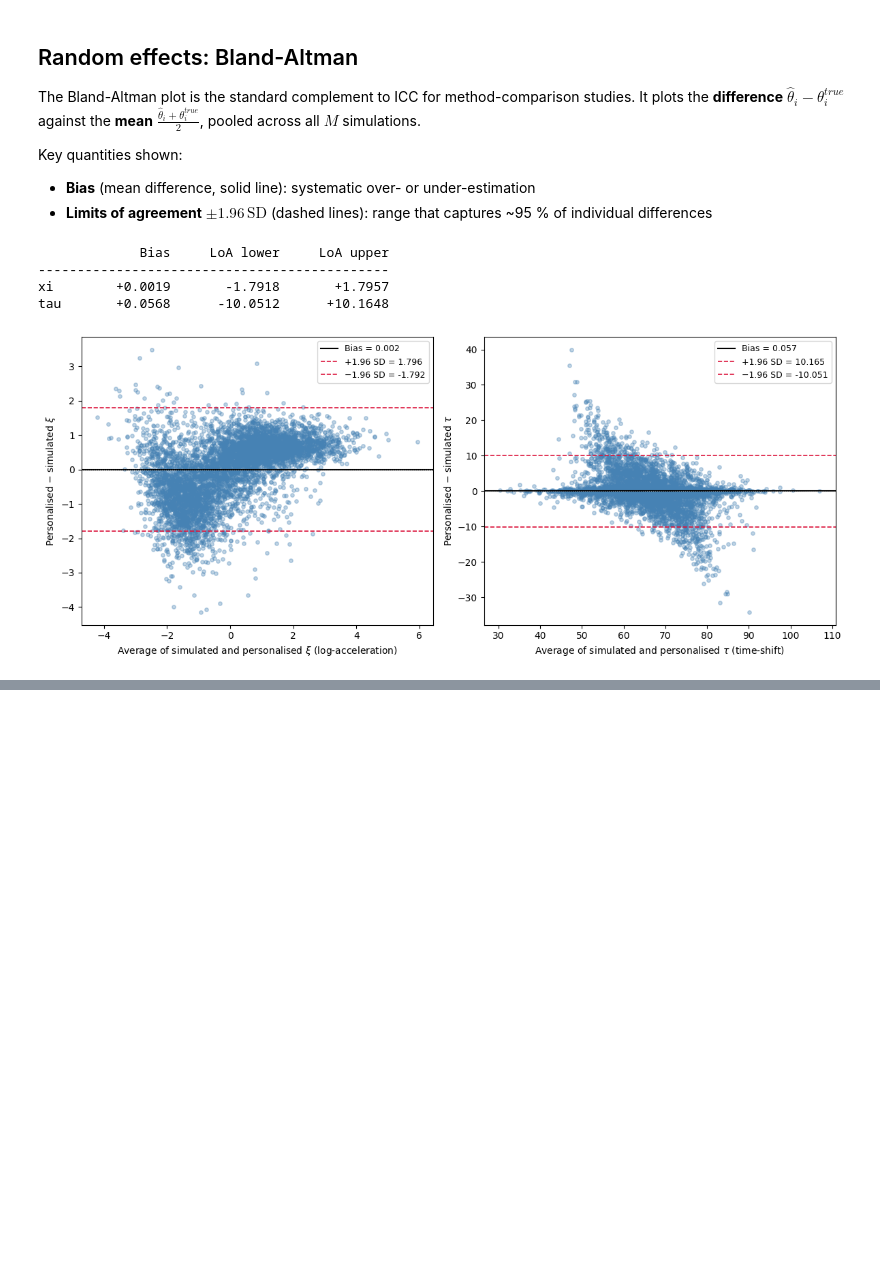
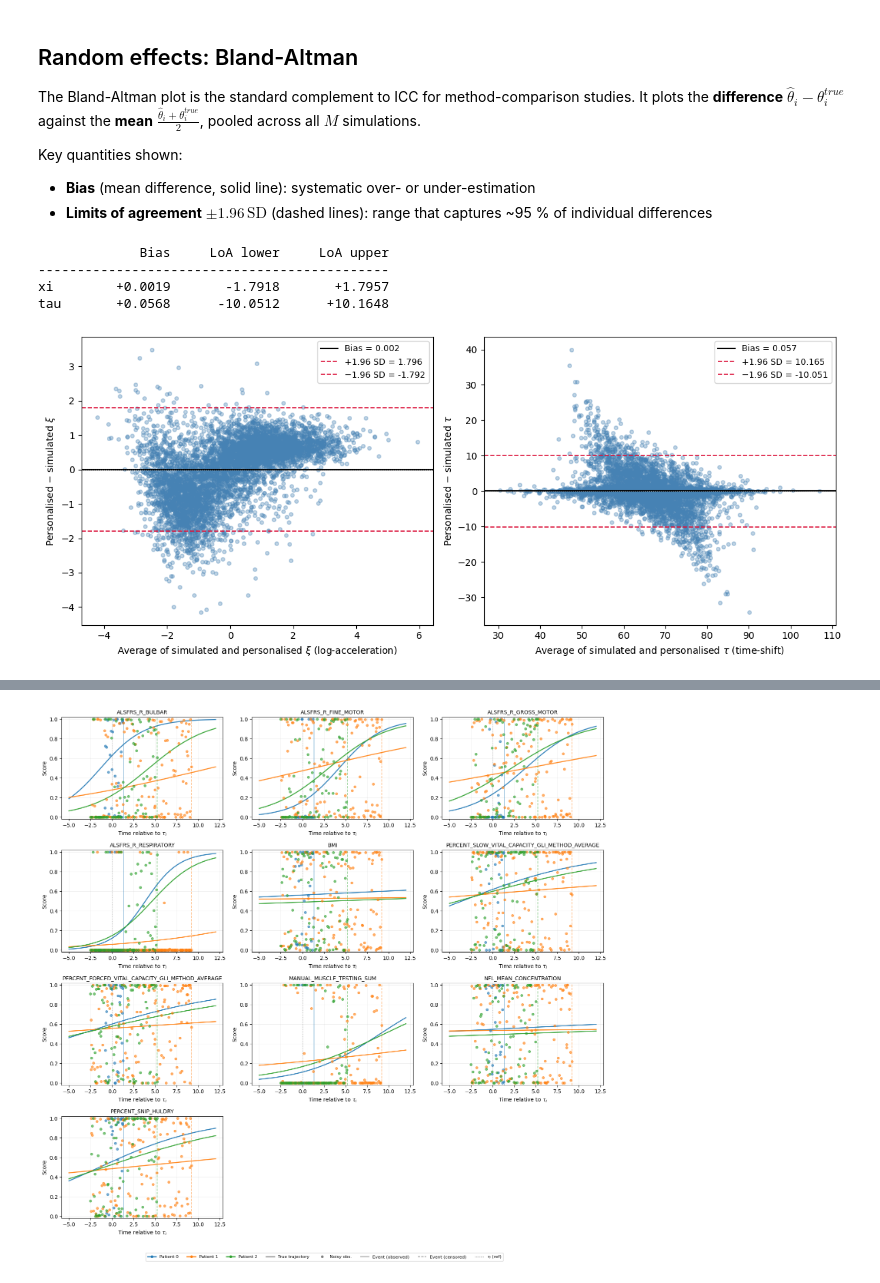
Before and after one commit to JeanJNMV/leaspy-JointSimulation, a Jupyter notebook: notebooks/3. Paper's Pipeline.ipynb, the cells around one changed output, grey strips where cells are left out. Saved outputs shown, nothing was run; the diff lists cells and outputs as text; code cells hidden in the pictures; blank space fills up the shorter version.

```diff
--- a/notebooks/3. Paper's Pipeline.ipynb
+++ b/notebooks/3. Paper's Pipeline.ipynb
@@ -476,0 +527,85 @@ tau       +0.0568      -10.0512      +10.1648
+# %%
+from matplotlib.lines import Line2D
+from leaspy.io.outputs import IndividualParameters
+
+np.random.seed(12)
+torch.manual_seed(12)
+
+ex_result = ref_model.simulate(
+    algorithm="joint_simulate",
+    features=FEATURES,
+    visit_parameters=visit_params,
+)
+df_ex = ex_result.data.to_dataframe()
+ip_ex = ex_result.individual_parameters  # DataFrame with xi, tau, ...
+
+evt_time_col = ex_result.data.event_time_name
+evt_bool_col = ex_result.data.event_bool_name
+
+N_SHOW = 3
+shown_ids = df_ex["ID"].unique()[:N_SHOW]
+
+n_feat = len(FEATURES)
+ncols = min(3, n_feat)
+nrows = (n_feat + ncols - 1) // ncols
+palette = [plt.cm.tab10(i) for i in range(N_SHOW)]
+
+fig, axes = plt.subplots(nrows, ncols, figsize=(5 * ncols, 3.5 * nrows))
+axes = np.array(axes).ravel()
+
+# Precompute smooth noiseless trajectories for each shown patient
+_dense_rel = np.linspace(-5, 12, 200)
+_smooth = {}  # pid -> DataFrame(index=rel_time, columns=FEATURES)
+for pid in shown_ids:
+    tau_i = float(ip_ex.loc[str(pid), "tau"])
+    dense_abs = _dense_rel + tau_i
+    ip_single = IndividualParameters().from_dataframe(
+        ip_ex.loc[[str(pid)]]
+    )
+    traj = ref_model.estimate({str(pid): dense_abs}, ip_single, to_dataframe=False)
+    arr = traj[str(pid)]  # (200, n_features + nb_events)
+    _smooth[pid] = pd.DataFrame(arr[:, :n_feat], index=_dense_rel, columns=list(FEATURES))
+
+for ax, feat in zip(axes, FEATURES):
+    for k, pid in enumerate(shown_ids):
+        sub = df_ex[df_ex["ID"] == pid].sort_values("TIME")
+        tau_i     = float(ip_ex.loc[str(pid), "tau"])
+        evt_time  = float(sub[evt_time_col].iloc[0])
+        evt_bool  = int(sub[evt_bool_col].iloc[0])
+        rel_time  = sub["TIME"] - tau_i
+        rel_event = evt_time - tau_i
+        c = palette[k]
+        # noisy observations
+        ax.scatter(rel_time, sub[feat], color=c, s=18, zorder=3, alpha=0.6)
+        # smooth noiseless trajectory
+        ax.plot(_smooth[pid].index, _smooth[pid][feat], color=c, lw=1.8, alpha=0.9)
+        ax.axvline(rel_event, color=c, lw=1.2,
+                   linestyle="-" if evt_bool else "--", alpha=0.5)
+    ax.axvline(0, color="black", lw=0.8, linestyle=":", alpha=0.4)
+    ax.set_title(feat, fontsize=10)
+    ax.set_ylim(-0.02, 1.02)
+    ax.set_xlabel(r"Time relative to $\tau_i$")
+    ax.set_ylabel("Score")
+    ax.grid(True, alpha=0.2)
+
+for ax in axes[n_feat:]:
+    ax.set_visible(False)
+
+pat_handles = [
+    Line2D([0], [0], color=palette[k], lw=2, marker="o", markersize=4,
+           label=f"Patient {pid}")
+    for k, pid in enumerate(shown_ids)
+]
+ev_handles = [
+    Line2D([0], [0], color="grey", lw=1.8, ls="-",   label="True trajectory"),
+    Line2D([0], [0], color="grey", lw=0,   ls="none", marker="o", markersize=4, label="Noisy obs."),
+    Line2D([0], [0], color="grey", lw=1.2, ls="-",   label="Event (observed)"),
+    Line2D([0], [0], color="grey", lw=1.2, ls="--",  label="Event (censored)"),
+    Line2D([0], [0], color="black", lw=0.8, ls=":",  label=r"$\tau_i$ (ref)"),
+]
+fig.legend(handles=pat_handles + ev_handles,
+           loc="lower center", ncol=N_SHOW + 5, fontsize=8,
+           bbox_to_anchor=(0.5, -0.04))
+plt.tight_layout()
+plt.show()
+# %% [output]
@@ -476,0 +613 @@ tau       +0.0568      -10.0512      +10.1648
+[figure, added]
```
Also changed, not shown: parts of 4 cells of this notebook.
